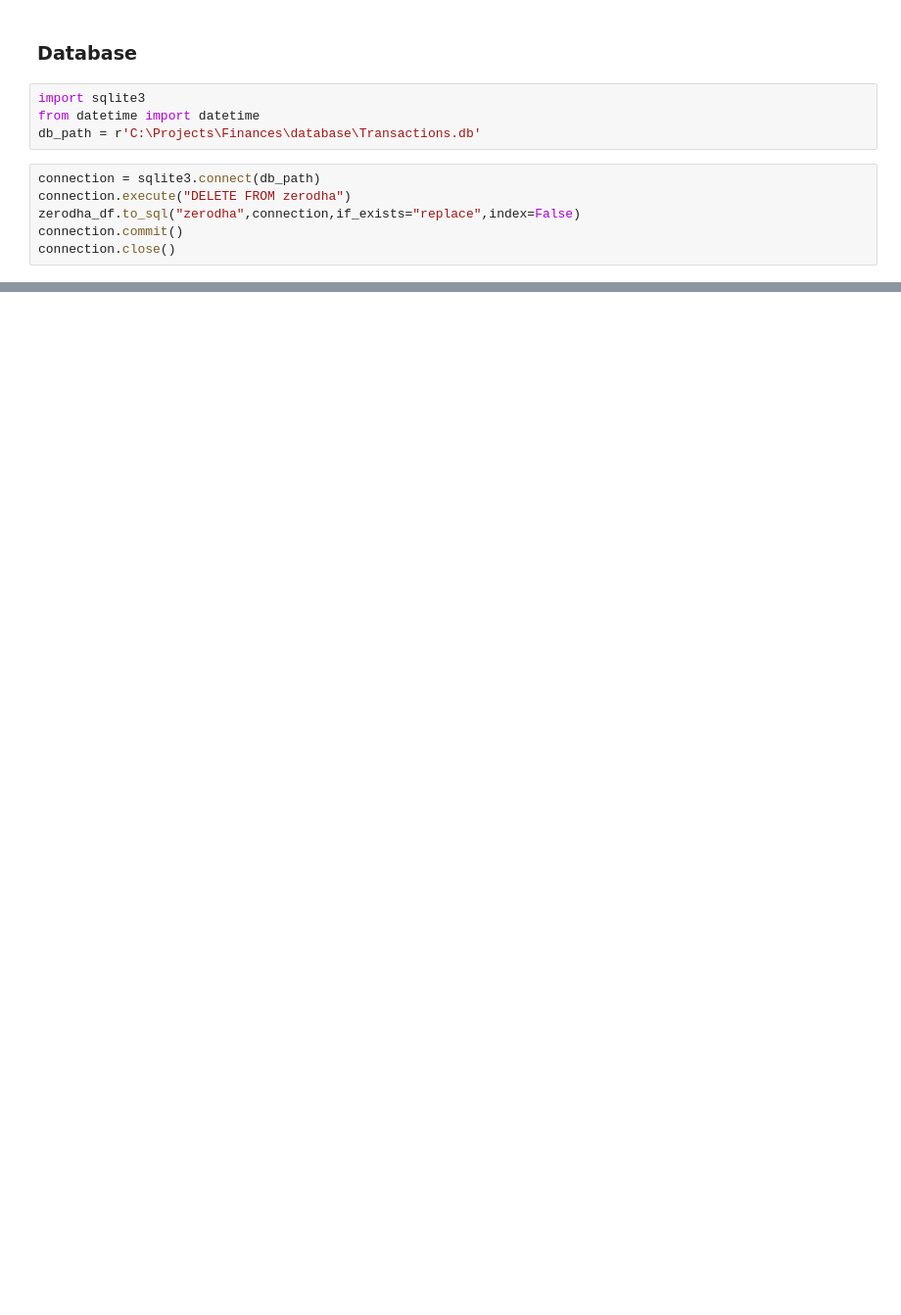
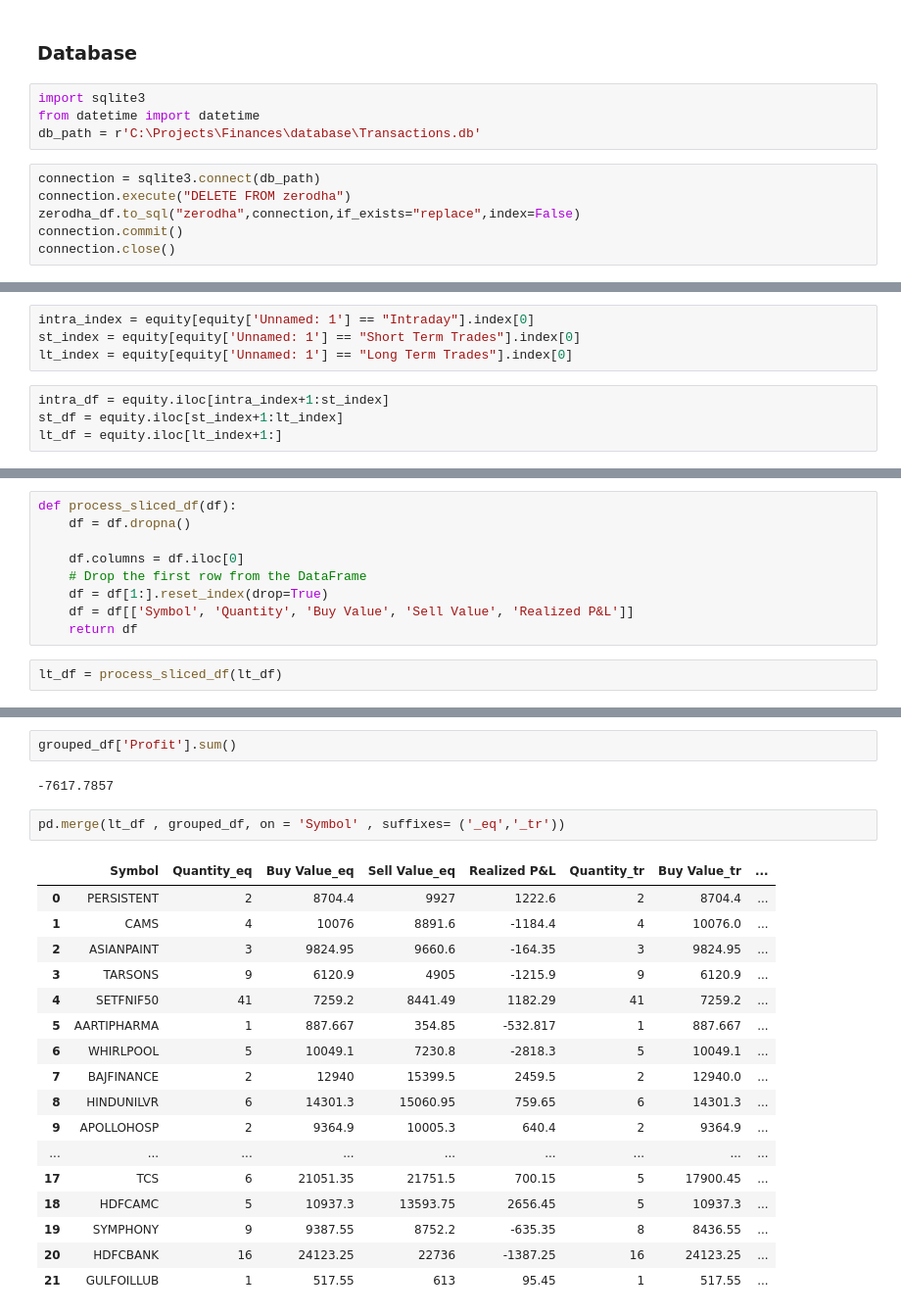
Before and after one commit to Spyder96/data-mnp, a Jupyter notebook: a_zerodha/zerodha.ipynb, the cells around one changed output, grey strips where cells are left out. Shown: that part at 98% size. Cells and saved outputs as stored; diff of their text form; blank space fills up the shorter version.

```diff
--- a/a_zerodha/zerodha.ipynb
+++ b/a_zerodha/zerodha.ipynb
@@ -147,0 +211,8 @@ connection.close()
+# %%
+intra_index = equity[equity['Unnamed: 1'] == "Intraday"].index[0]
+st_index = equity[equity['Unnamed: 1'] == "Short Term Trades"].index[0]
+lt_index = equity[equity['Unnamed: 1'] == "Long Term Trades"].index[0]
+# %%
+intra_df = equity.iloc[intra_index+1:st_index]
+st_df = equity.iloc[st_index+1:lt_index]
+lt_df = equity.iloc[lt_index+1:]
@@ -147,0 +235,11 @@ connection.close()
+# %%
+def process_sliced_df(df):
+    df = df.dropna()
+
+    df.columns = df.iloc[0]
+    # Drop the first row from the DataFrame
+    df = df[1:].reset_index(drop=True)
+    df = df[['Symbol', 'Quantity', 'Buy Value', 'Sell Value', 'Realized P&L']]
+    return df
+# %%
+lt_df = process_sliced_df(lt_df)
@@ -147,0 +266,24 @@ connection.close()
+# %%
+grouped_df['Profit'].sum()
+# %% [output]
+-7617.7857
+# %%
+pd.merge(lt_df , grouped_df, on = 'Symbol' , suffixes= ('_eq','_tr'))
+# %% [output]
+|  | Symbol | Quantity_eq | Buy Value_eq | Sell Value_eq | Realized P&L | Quantity_tr | Buy Value_tr | ... |
+| 0 | PERSISTENT | 2 | 8704.4 | 9927 | 1222.6 | 2 | 8704.4 | ... |
+| 1 | CAMS | 4 | 10076 | 8891.6 | -1184.4 | 4 | 10076.0 | ... |
+| 2 | ASIANPAINT | 3 | 9824.95 | 9660.6 | -164.35 | 3 | 9824.95 | ... |
+| 3 | TARSONS | 9 | 6120.9 | 4905 | -1215.9 | 9 | 6120.9 | ... |
+| 4 | SETFNIF50 | 41 | 7259.2 | 8441.49 | 1182.29 | 41 | 7259.2 | ... |
+| 5 | AARTIPHARMA | 1 | 887.667 | 354.85 | -532.817 | 1 | 887.667 | ... |
+| 6 | WHIRLPOOL | 5 | 10049.1 | 7230.8 | -2818.3 | 5 | 10049.1 | ... |
+| 7 | BAJFINANCE | 2 | 12940 | 15399.5 | 2459.5 | 2 | 12940.0 | ... |
+| 8 | HINDUNILVR | 6 | 14301.3 | 15060.95 | 759.65 | 6 | 14301.3 | ... |
+| 9 | APOLLOHOSP | 2 | 9364.9 | 10005.3 | 640.4 | 2 | 9364.9 | ... |
+| ... | ... | ... | ... | ... | ... | ... | ... | ... |
+| 17 | TCS | 6 | 21051.35 | 21751.5 | 700.15 | 5 | 17900.45 | ... |
+| 18 | HDFCAMC | 5 | 10937.3 | 13593.75 | 2656.45 | 5 | 10937.3 | ... |
+| 19 | SYMPHONY | 9 | 9387.55 | 8752.2 | -635.35 | 8 | 8436.55 | ... |
+| 20 | HDFCBANK | 16 | 24123.25 | 22736 | -1387.25 | 16 | 24123.25 | ... |
+| 21 | GULFOILLUB | 1 | 517.55 | 613 | 95.45 | 1 | 517.55 | ... |
```
Also changed, not shown: parts of 28 cells of this notebook, 5 other files.
